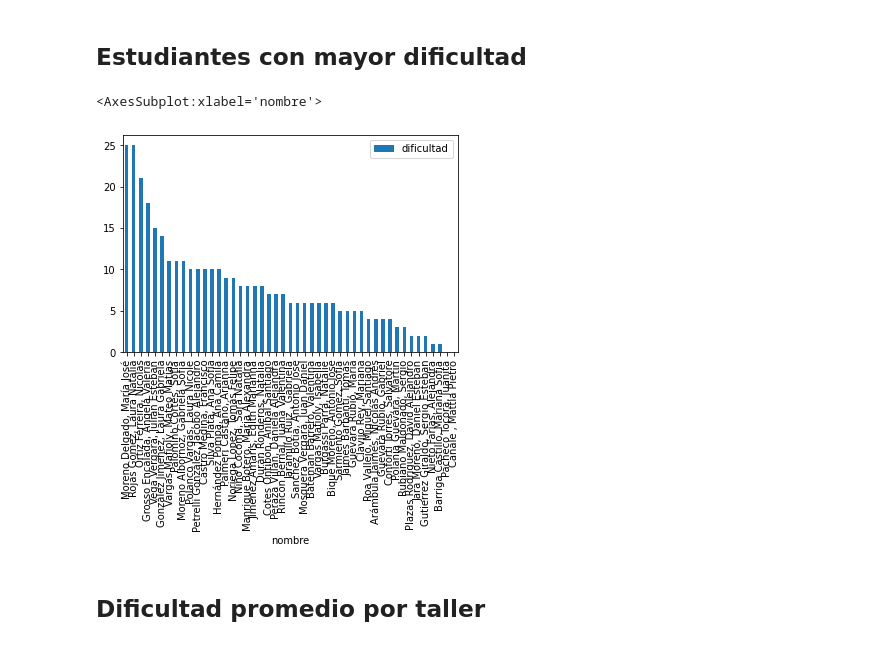
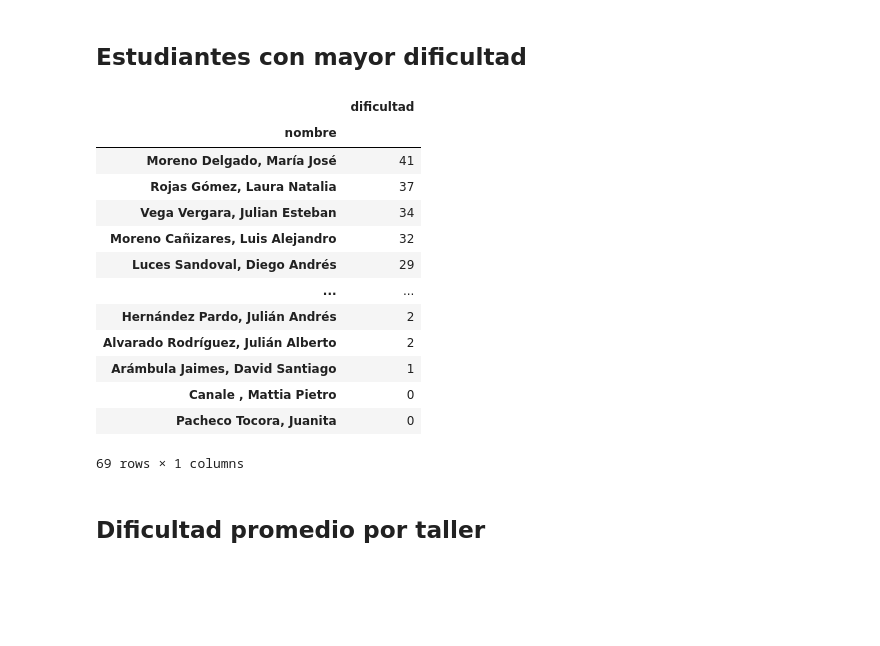
Before and after one commit to lalbricenov/pruebaEjercicios, a Jupyter notebook: Analysis.ipynb, the cells around one changed output. Drawn from its saved outputs; the diff is of its cells as text; code cells hidden in the pictures; blank space fills up the shorter version.

```diff
--- a/Analysis.ipynb
+++ b/Analysis.ipynb
@@ -121,9 +136,21 @@ df.head()
 # %% [markdown]
 ## Estudiantes con mayor dificultad
 # %%
-df[["nombre", "psCode", "dificultad"]].groupby(["nombre"]).sum().sort_values("dificultad", ascending=False).plot(kind="bar")
+df[["nombre", "dificultad"]].groupby(["nombre"]).sum().sort_values("dificultad", ascending=False)
 # %% [output]
+|  | dificultad |
+| nombre |  |
+| Moreno Delgado, María José | 41 |
+| Rojas Gómez, Laura Natalia | 37 |
+| Vega Vergara, Julian Esteban | 34 |
+| Moreno Cañizares, Luis Alejandro | 32 |
+| Luces Sandoval, Diego Andrés | 29 |
+| ... | ... |
+| Hernández Pardo, Julián Andrés | 2 |
+| Alvarado Rodríguez, Julián Alberto | 2 |
+| Arámbula Jaimes, David Santiago | 1 |
+| Canale , Mattia Pietro | 0 |
+| Pacheco Tocora, Juanita | 0 |
-<AxesSubplot:xlabel='nombre'>
+69 rows × 1 columns
-[figure, removed]
 # %% [markdown]
 ## Dificultad promedio por taller
```
Also changed, not shown: parts of 6 cells of this notebook, 15 other files.
